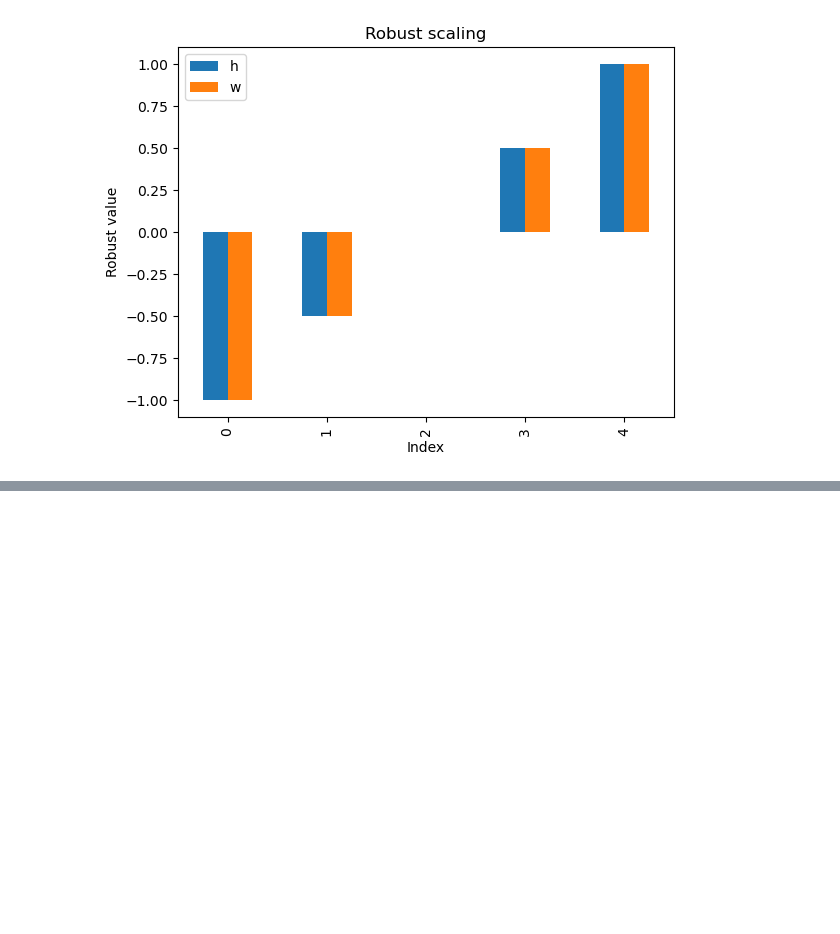
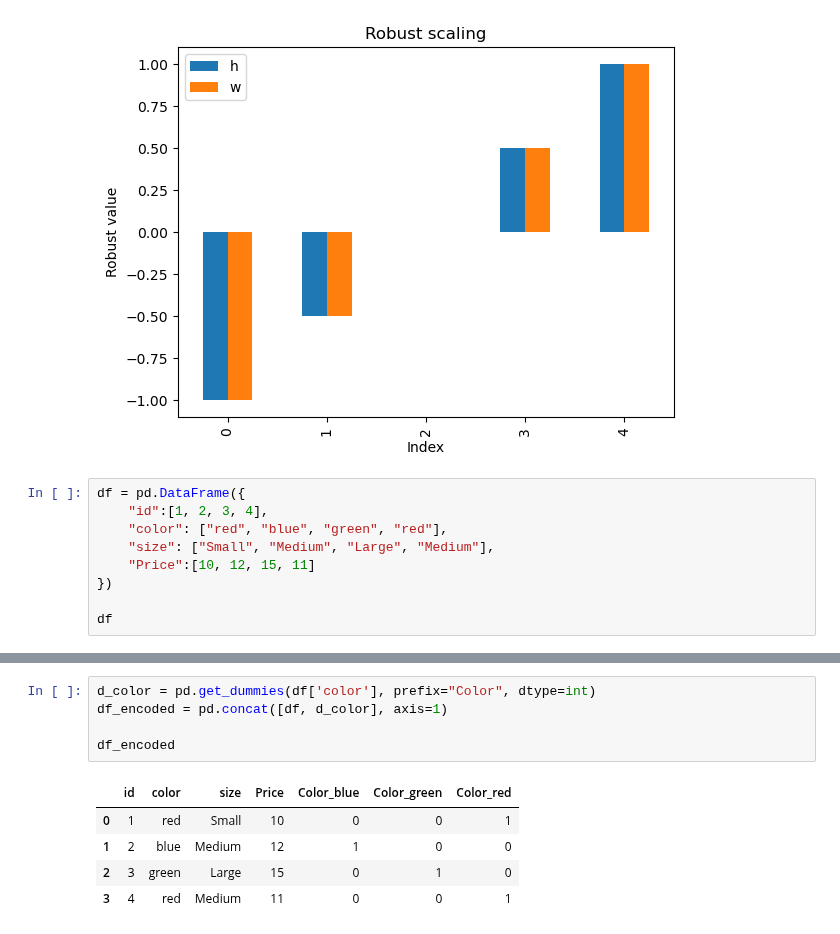
Before and after one commit to joyant-s-g-j/AI-ML-Practices, a Jupyter notebook: machine_learning/module_03.ipynb, the cells around one changed output, grey strips where cells are left out. Cells and saved outputs as stored; diff of their text form; blank space fills up the shorter version.

```diff
--- a/machine_learning/module_03.ipynb
+++ b/machine_learning/module_03.ipynb
@@ -85,3 +85,12 @@ plt.ylabel("Robust value")
 # %% [output]
 Text(0, 0.5, 'Robust value')
 [figure]
+# %%
+df = pd.DataFrame({
+    "id":[1, 2, 3, 4],
+    "color": ["red", "blue", "green", "red"],
+    "size": ["Small", "Medium", "Large", "Medium"],
+    "Price":[10, 12, 15, 11]
+})
+
+df
@@ -87,0 +103,11 @@ Text(0, 0.5, 'Robust value')
+# %%
+d_color = pd.get_dummies(df['color'], prefix="Color", dtype=int)
+df_encoded = pd.concat([df, d_color], axis=1)
+
+df_encoded
+# %% [output]
+|  | id | color | size | Price | Color_blue | Color_green | Color_red |
+| 0 | 1 | red | Small | 10 | 0 | 0 | 1 |
+| 1 | 2 | blue | Medium | 12 | 1 | 0 | 0 |
+| 2 | 3 | green | Large | 15 | 0 | 1 | 0 |
+| 3 | 4 | red | Medium | 11 | 0 | 0 | 1 |
```
Also changed, not shown: parts of 1 cell of this notebook.
